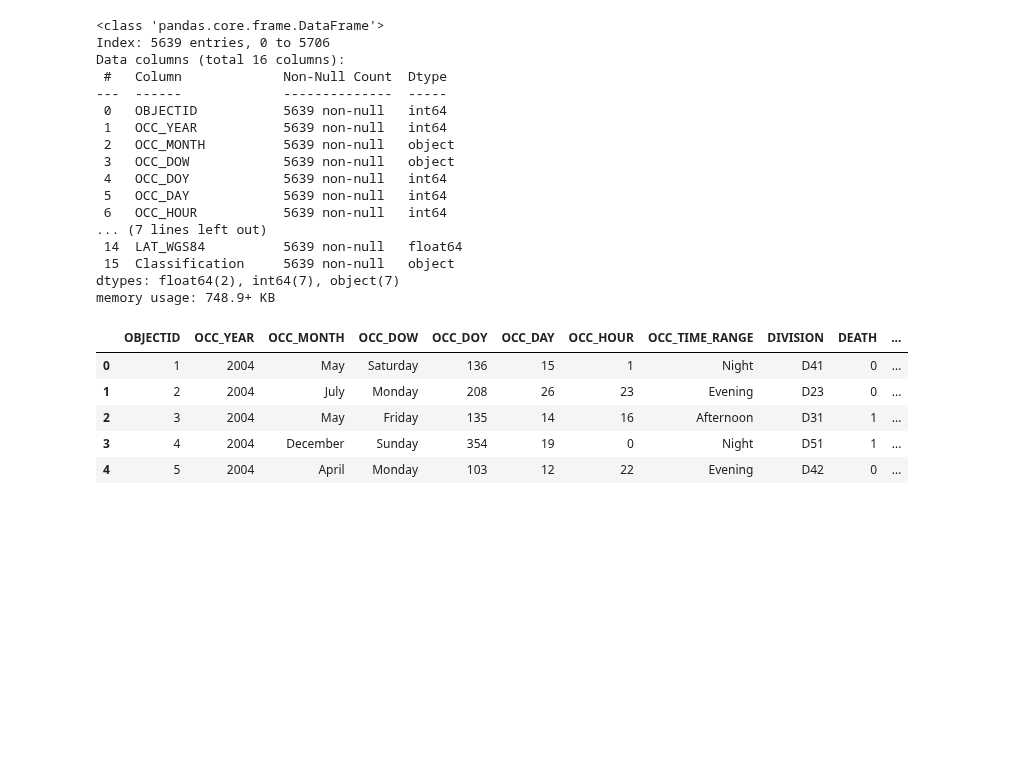
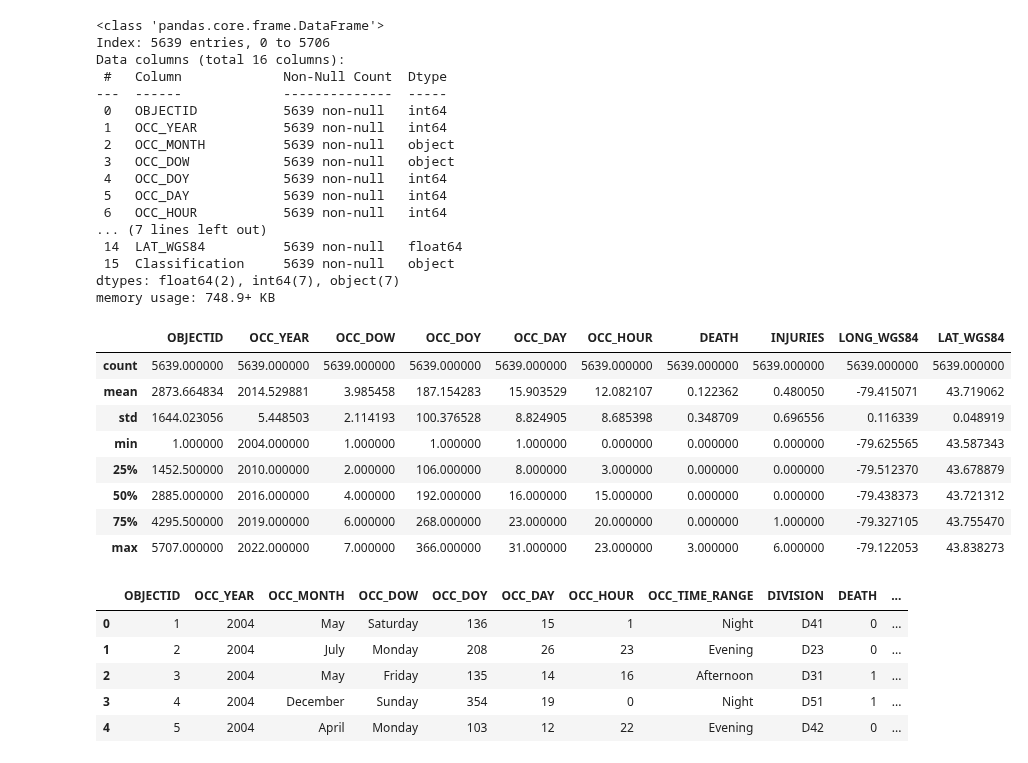
Before and after one commit to LLF00/datascience1, a Jupyter notebook: gunfire_datacleaning (2).ipynb, the cells around one changed output. Cells and saved outputs as stored; diff of their text form; code cells hidden in the pictures; blank space fills up the shorter version.

```diff
--- a/gunfire_datacleaning (2).ipynb
+++ b/gunfire_datacleaning (2).ipynb
@@ -181,6 +181,18 @@ Data columns (total 16 columns):
  15  Classification     5639 non-null   object
 dtypes: float64(2), int64(7), object(7)
 memory usage: 748.9+ KB
+# %%
+df3.describe()
+# %% [output]
+|  | OBJECTID | OCC_YEAR | OCC_DOW | OCC_DOY | OCC_DAY | OCC_HOUR | DEATH | INJURIES | LONG_WGS84 | LAT_WGS84 |
+| count | 5639.000000 | 5639.000000 | 5639.000000 | 5639.000000 | 5639.000000 | 5639.000000 | 5639.000000 | 5639.000000 | 5639.000000 | 5639.000000 |
+| mean | 2873.664834 | 2014.529881 | 3.985458 | 187.154283 | 15.903529 | 12.082107 | 0.122362 | 0.480050 | -79.415071 | 43.719062 |
+| std | 1644.023056 | 5.448503 | 2.114193 | 100.376528 | 8.824905 | 8.685398 | 0.348709 | 0.696556 | 0.116339 | 0.048919 |
+| min | 1.000000 | 2004.000000 | 1.000000 | 1.000000 | 1.000000 | 0.000000 | 0.000000 | 0.000000 | -79.625565 | 43.587343 |
+| 25% | 1452.500000 | 2010.000000 | 2.000000 | 106.000000 | 8.000000 | 3.000000 | 0.000000 | 0.000000 | -79.512370 | 43.678879 |
+| 50% | 2885.000000 | 2016.000000 | 4.000000 | 192.000000 | 16.000000 | 15.000000 | 0.000000 | 0.000000 | -79.438373 | 43.721312 |
+| 75% | 4295.500000 | 2019.000000 | 6.000000 | 268.000000 | 23.000000 | 20.000000 | 0.000000 | 1.000000 | -79.327105 | 43.755470 |
+| max | 5707.000000 | 2022.000000 | 7.000000 | 366.000000 | 31.000000 | 23.000000 | 3.000000 | 6.000000 | -79.122053 | 43.838273 |
 # %%
 df3.head()
 # %% [output]
```
Also changed, not shown: parts of 10 cells of this notebook.
